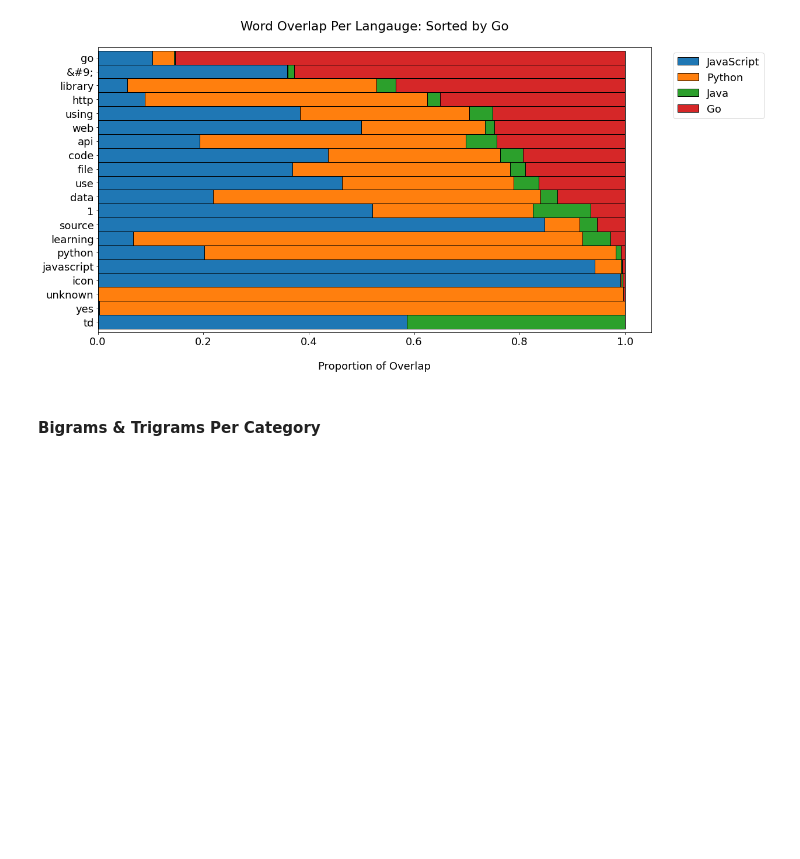
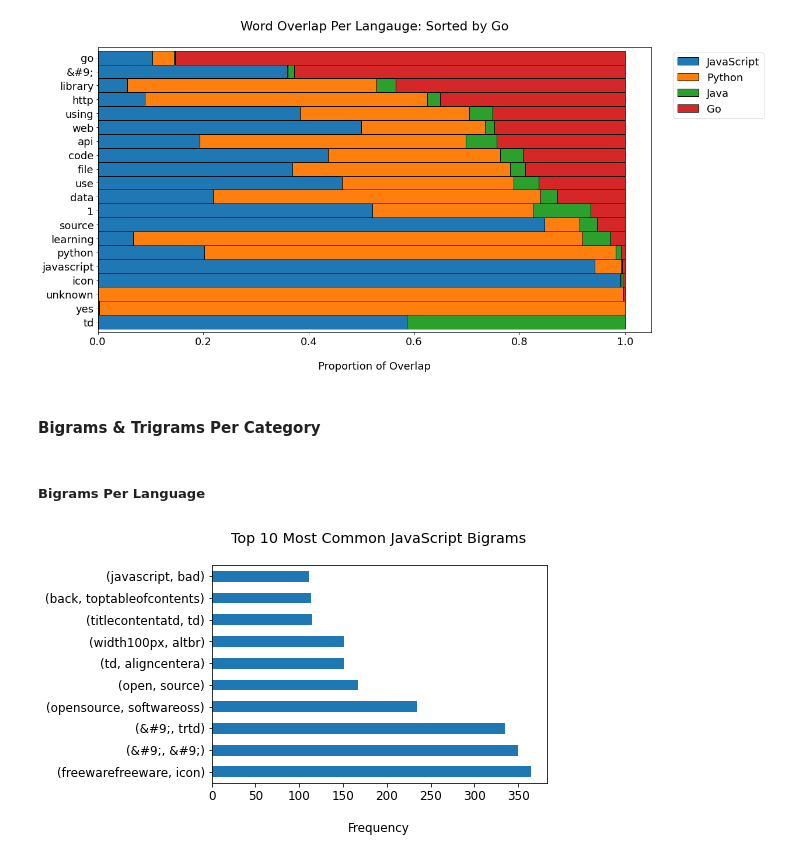
Before and after one commit to Vu-Luna-McCrosky-NLP-Project/NLP_Project_Predicting_Readme_s, a Jupyter notebook: McCrosky_Rough_Draft2.ipynb, the cells around one changed output. Cells and saved outputs as stored; diff of their text form; code cells hidden in the pictures; blank space fills up the shorter version.

```diff
--- a/McCrosky_Rough_Draft2.ipynb
+++ b/McCrosky_Rough_Draft2.ipynb
@@ -386,3 +386,13 @@ plt.show()
 [figure]
 # %% [markdown]
 #### Bigrams & Trigrams Per Category
+# %% [markdown]
+##### Bigrams Per Language
+# %%
+plt.rc('font', size=12)
+pd.Series(nltk.bigrams(javascript_words.split())).value_counts().head(10).plot.barh()
+plt.title('Top 10 Most Common JavaScript Bigrams\n')
+plt.xlabel('\nFrequency')
+None
+# %% [output]
+[figure, added]
```
Also changed, not shown: parts of 19 cells of this notebook.
